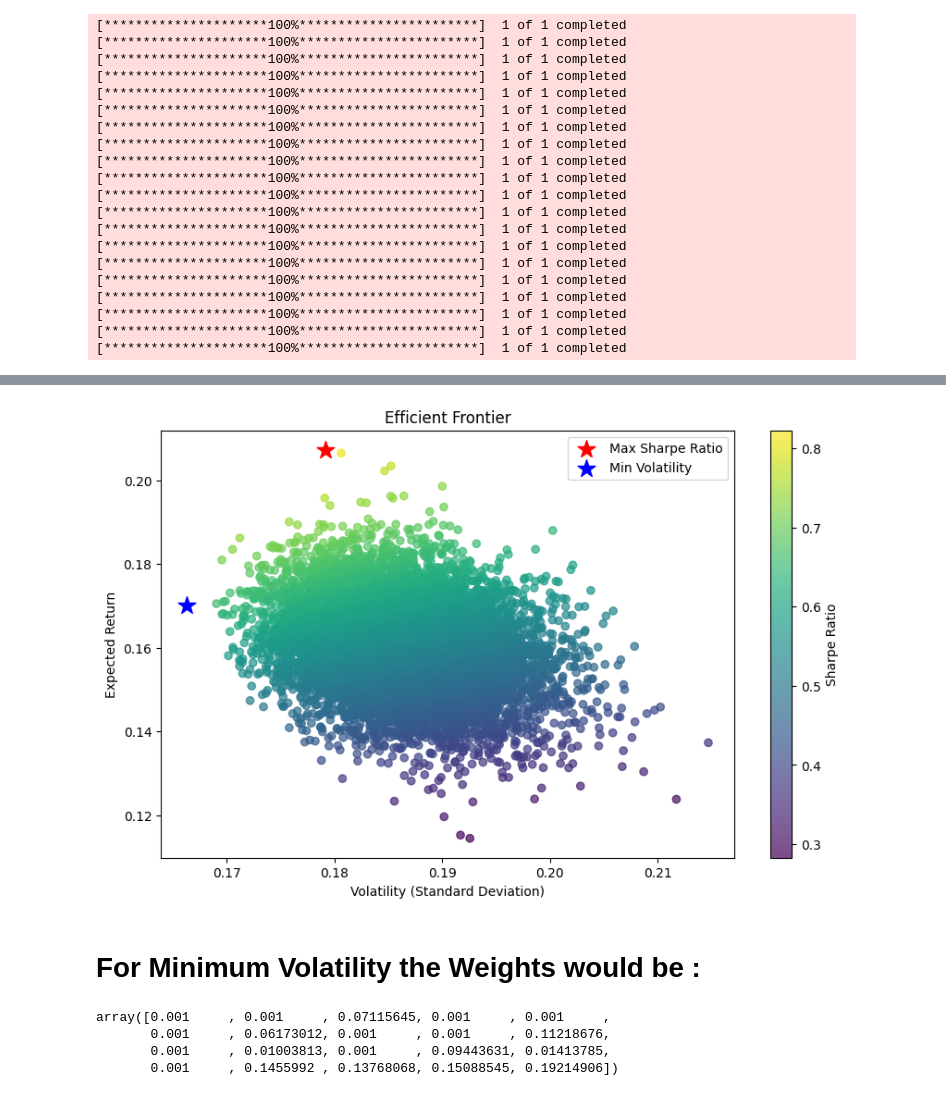
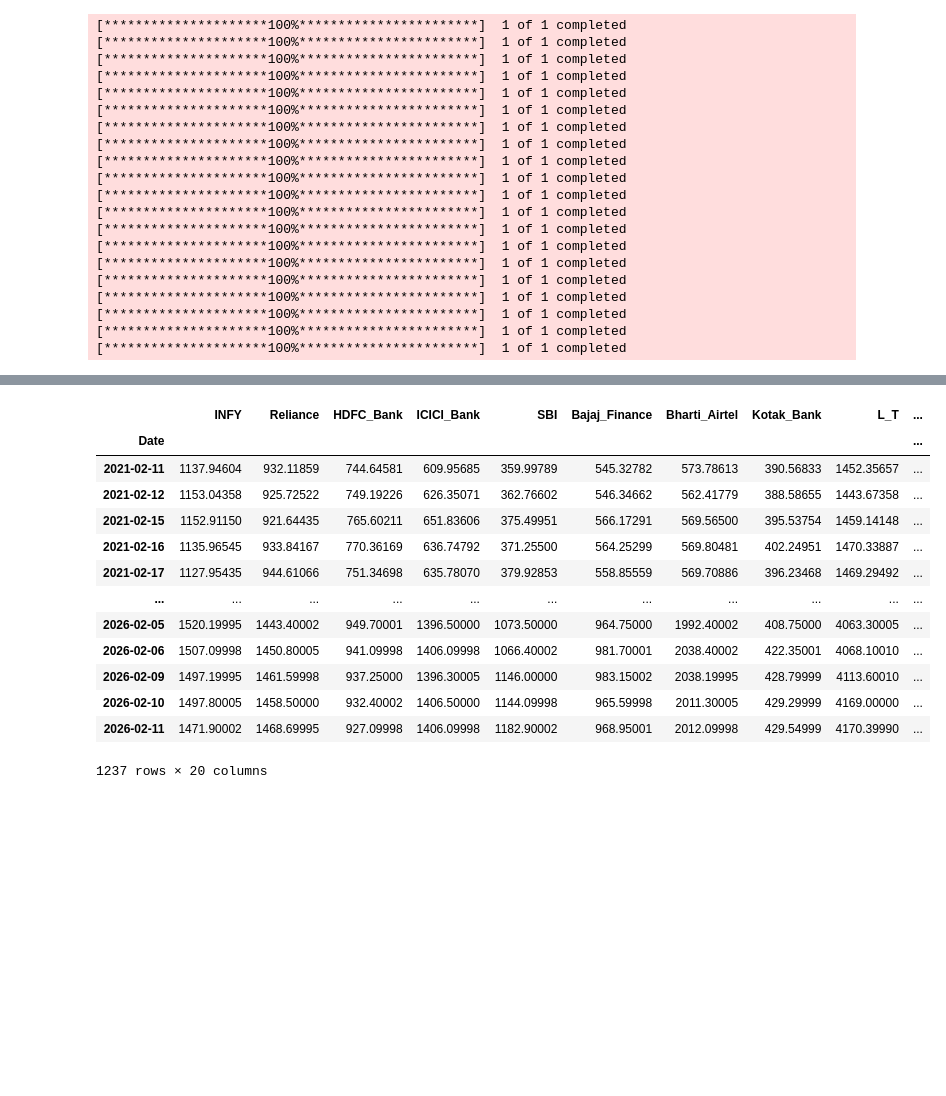
Before and after one commit to anujquants/portfolio-optimization-mpt, a Jupyter notebook: Portfolio_Optimization_Model.ipynb, the cells around one changed output, grey strips where cells are left out. Saved outputs shown, nothing was run; the diff lists cells and outputs as text; code cells hidden in the pictures; blank space fills up the shorter version.

```diff
--- a/Portfolio_Optimization_Model.ipynb
+++ b/Portfolio_Optimization_Model.ipynb
@@ -271,41 +93,24 @@ min_vol_weights = all_weights[min_vol_idx]
-# %%
-import matplotlib.pyplot as plt
-
-plt.figure(figsize=(10, 6))
-plt.scatter(vol_arr, ret_arr, c=sharpe_arr, cmap='viridis', alpha=0.7)
-plt.colorbar(label='Sharpe Ratio')
-
-# Highlighting the best Sharpe ratio portfolio
-plt.scatter(vol_arr[max_sharpe_idx], ret_arr[max_sharpe_idx], color='red', marker='*', s=200, label="Max Sharpe Ratio")
-
-# Highlighting the minimum volatility portfolio
-plt.scatter(vol_arr[min_vol_idx], ret_arr[min_vol_idx], color='blue', marker='*', s=200, label="Min Volatility")
-
-plt.xlabel('Volatility (Standard Deviation)')
-plt.ylabel('Expected Return')
-plt.title('Efficient Frontier')
-plt.legend()
-plt.show()
-# %% [output]
-[figure, removed]
-# %% [markdown]
-# For Minimum Volatility the Weights would be :
-# %%
-def min_volatility(weights, cov_matrix):
-    return std_dev(weights, cov_matrix)
-
-min_vol_results = minimize(
-    min_volatility, initial_weights,
-    args=(cov_matrix,),
-    method='SLSQP',
-    constraints={'type': 'eq', 'fun': lambda w: np.sum(w) - 1},
-    bounds=bounds
-)
-
-min_vol_optimal_weights = min_vol_results.x
-min_vol_optimal_weights
-# %% [output]
-array([0.001     , 0.001     , 0.07115645, 0.001     , 0.001     ,
-       0.001     , 0.06173012, 0.001     , 0.001     , 0.11218676,
-       0.001     , 0.01003813, 0.001     , 0.09443631, 0.01413785,
-       0.001     , 0.1455992 , 0.13768068, 0.15088545, 0.19214906])
+# %%
+stocks.columns = [
+    'INFY', 'Reliance', 'HDFC_Bank', 'ICICI_Bank', 'SBI',
+    'Bajaj_Finance', 'Bharti_Airtel', 'Kotak_Bank', 'L_T',
+    'ITC', 'Axis_Bank', 'Wipro', 'Maruti', 'Asian_Paints',
+    'HCL_Tech', 'UltraTech_Cement', 'Sun_Pharma', 'PowerGrid',
+    'TCS', 'HINDUNILVR'
+]
+stocks
+# %% [output]
+|  | INFY | Reliance | HDFC_Bank | ICICI_Bank | SBI | Bajaj_Finance | Bharti_Airtel | Kotak_Bank | L_T | ... |
+| Date |  |  |  |  |  |  |  |  |  | ... |
+| 2021-02-11 | 1137.94604 | 932.11859 | 744.64581 | 609.95685 | 359.99789 | 545.32782 | 573.78613 | 390.56833 | 1452.35657 | ... |
+| 2021-02-12 | 1153.04358 | 925.72522 | 749.19226 | 626.35071 | 362.76602 | 546.34662 | 562.41779 | 388.58655 | 1443.67358 | ... |
+| 2021-02-15 | 1152.91150 | 921.64435 | 765.60211 | 651.83606 | 375.49951 | 566.17291 | 569.56500 | 395.53754 | 1459.14148 | ... |
+| 2021-02-16 | 1135.96545 | 933.84167 | 770.36169 | 636.74792 | 371.25500 | 564.25299 | 569.80481 | 402.24951 | 1470.33887 | ... |
+| 2021-02-17 | 1127.95435 | 944.61066 | 751.34698 | 635.78070 | 379.92853 | 558.85559 | 569.70886 | 396.23468 | 1469.29492 | ... |
+| ... | ... | ... | ... | ... | ... | ... | ... | ... | ... | ... |
+| 2026-02-05 | 1520.19995 | 1443.40002 | 949.70001 | 1396.50000 | 1073.50000 | 964.75000 | 1992.40002 | 408.75000 | 4063.30005 | ... |
+| 2026-02-06 | 1507.09998 | 1450.80005 | 941.09998 | 1406.09998 | 1066.40002 | 981.70001 | 2038.40002 | 422.35001 | 4068.10010 | ... |
+| 2026-02-09 | 1497.19995 | 1461.59998 | 937.25000 | 1396.30005 | 1146.00000 | 983.15002 | 2038.19995 | 428.79999 | 4113.60010 | ... |
+| 2026-02-10 | 1497.80005 | 1458.50000 | 932.40002 | 1406.50000 | 1144.09998 | 965.59998 | 2011.30005 | 429.29999 | 4169.00000 | ... |
+| 2026-02-11 | 1471.90002 | 1468.69995 | 927.09998 | 1406.09998 | 1182.90002 | 968.95001 | 2012.09998 | 429.54999 | 4170.39990 | ... |
+1237 rows × 20 columns
```
Also changed, not shown: parts of 41 cells of this notebook.
